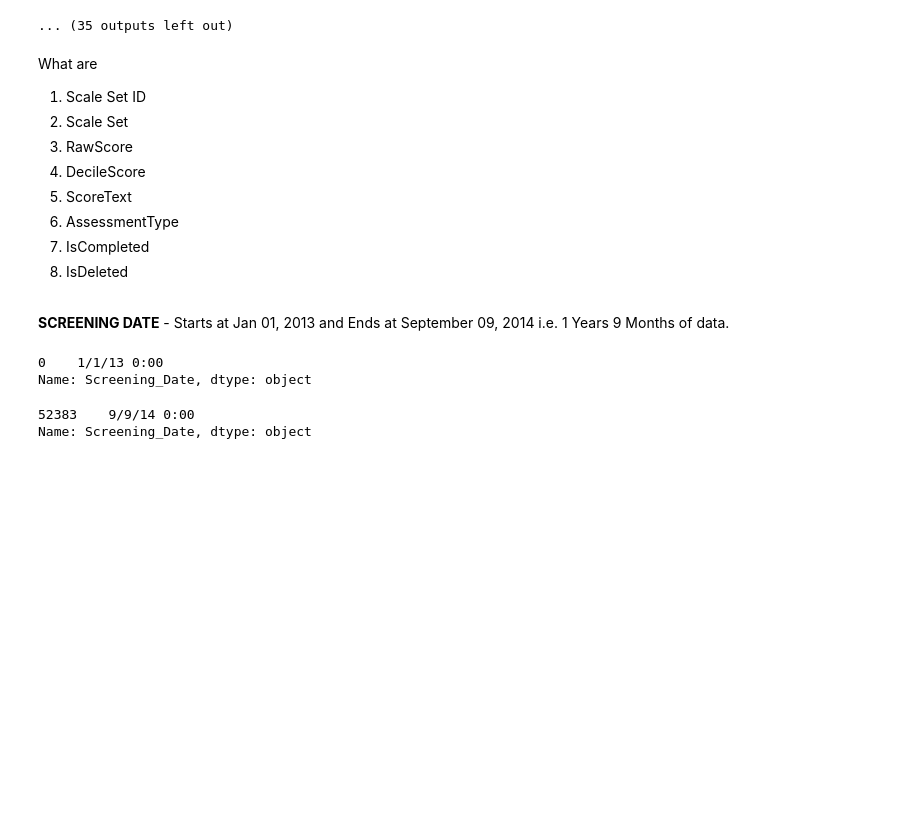
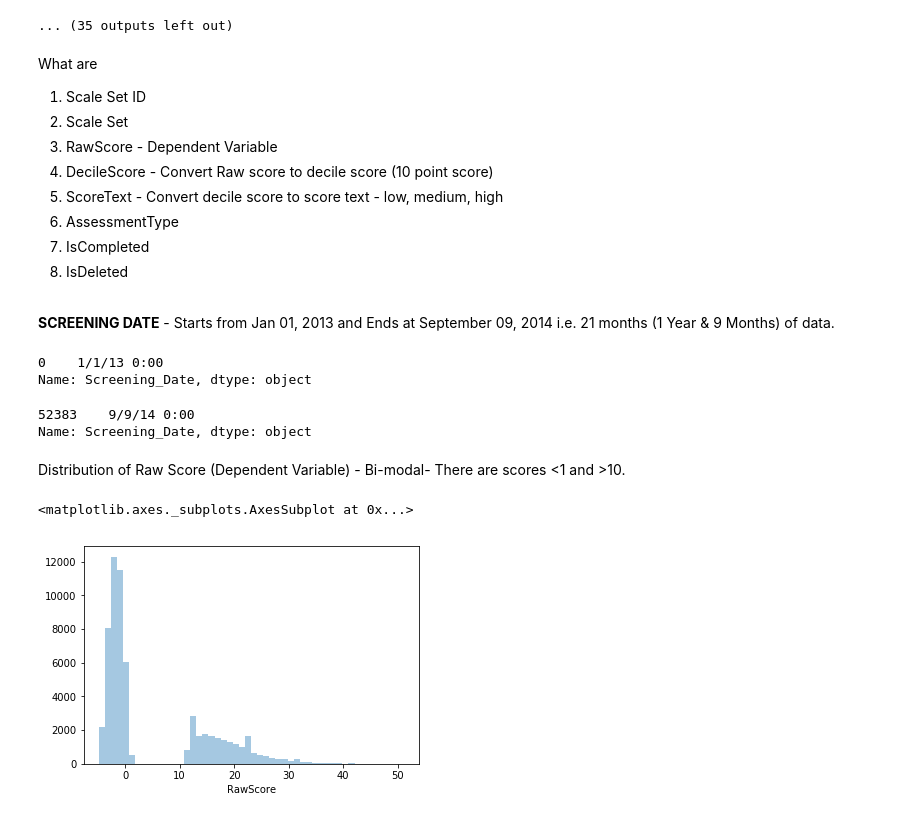
Before and after one commit to kpratikin/Credit-Card-Fraud, a Jupyter notebook: ML_Project.ipynb, the cells around one changed output. Drawn from its saved outputs; the diff is of its cells as text; code cells hidden in the pictures; blank space fills up the shorter version.

```diff
--- a/ML_Project.ipynb
+++ b/ML_Project.ipynb
@@ -189,9 +193,9 @@ Unique Ethnic_Code_Text
 9
 ... (35 outputs left out)
 # %% [markdown]
-What are <ol><li>Scale Set ID<li>Scale Set<li>RawScore	<li>DecileScore	<li>ScoreText	<li>AssessmentType	<li>IsCompleted	<li>IsDeleted
+What are <ol><li>Scale Set ID<li>Scale Set<li>RawScore - Dependent Variable	<li>DecileScore - Convert Raw score to decile score (10 point score)	<li>ScoreText - Convert decile score to score text - low, medium, high	<li>AssessmentType	<li>IsCompleted	<li>IsDeleted
 # %% [markdown]
-**SCREENING DATE** - Starts at Jan 01, 2013 and Ends at September 09, 2014 i.e. 1 Years 9 Months of data.
+**SCREENING DATE** - Starts from Jan 01, 2013 and Ends at September 09, 2014 i.e. 21 months (1 Year & 9 Months) of data.
 # %%
 #Screening Data
 df.Screening_Date.sort_values().head(1)
@@ -202,3 +206,10 @@ df.Screening_Date.sort_values(ascending=False).head(1)
 Name: Screening_Date, dtype: object
 52383    9/9/14 0:00
 Name: Screening_Date, dtype: object
+# %% [markdown]
+Distribution of Raw Score (Dependent Variable) - Bi-modal- There are scores <1 and >10.
+# %%
+sns.distplot(df.RawScore,kde=False)
+# %% [output]
+<matplotlib.axes._subplots.AxesSubplot at 0x...>
+[figure, added]
```
Also changed, not shown: parts of 14 cells of this notebook.
